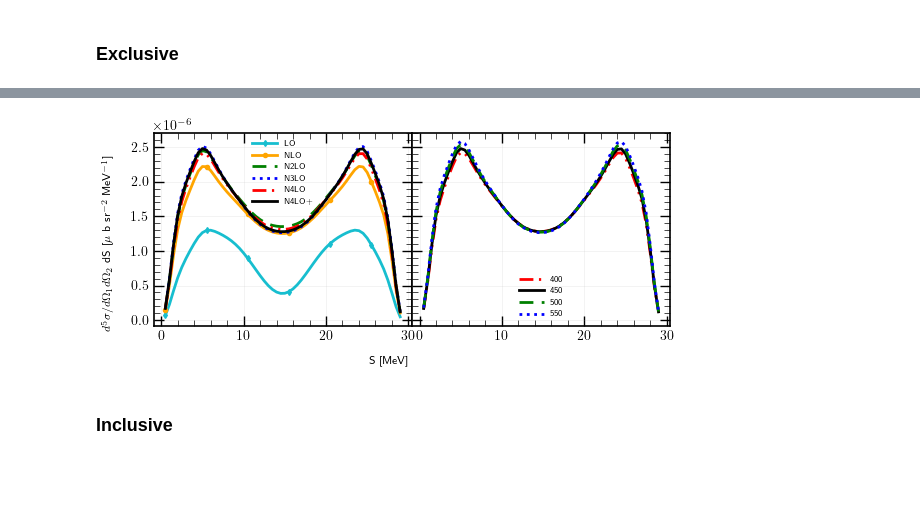
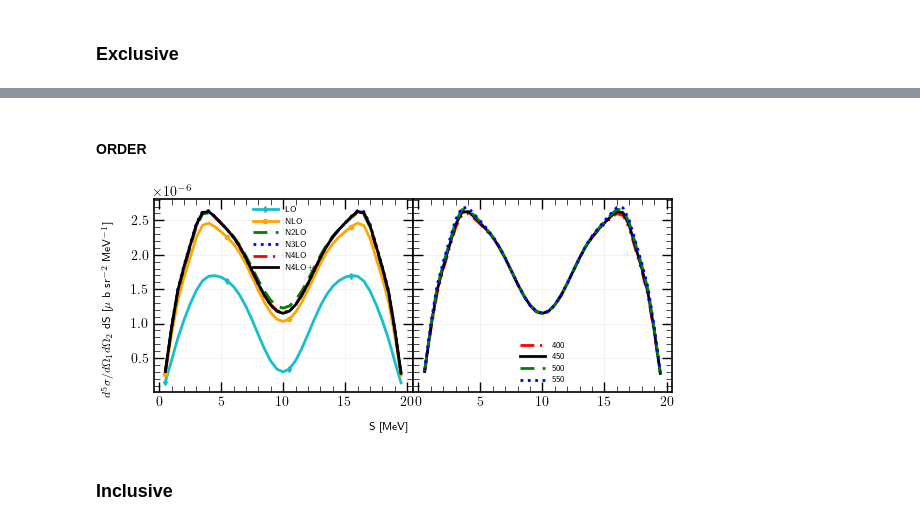
Before and after one commit to VitaliiUr/thesis, a Jupyter notebook: PlotData/figures_He.ipynb, the cells around one changed output, grey strips where cells are left out. Cells and saved outputs as stored; diff of their text form; code cells hidden in the pictures; blank space fills up the shorter version.

```diff
--- a/PlotData/figures_He.ipynb
+++ b/PlotData/figures_He.ipynb
@@ -74,6 +74,8 @@ df1 = pd.concat([read_data(fname) for fname in files], ignore_index=True)
 df1.sort_values("SLANGE", inplace=True)
 # %%
 # df1.to_csv("HE_pnn_excl.csv", index=False)
+# %%
+df1 = pd.read_csv("HE_pnn_excl.csv")
 # %%
 df1.head()
 # %% [output]
@@ -86,36 +190,39 @@ df1.head()
+# %% [markdown]
+#### ORDER
 # %%
 # fig, axes = plt.subplots(1,2, figsize=(7,2.8))
-en=40
+en=30
 fig = plt.figure(figsize=(6, 2.8))
 gs = fig.add_gridspec(ncols=2, wspace=0)
 axes = gs.subplots(sharey=True)
 # fig.suptitle(f"Exclusive at energy 120[MeV]")
 # fig.supylabel("d\sigma", x=0.03, y=0.6, size=12)
 fig.supylabel("$d^5\sigma/d\Omega _1 d\Omega _2$ dS [$\mu$ b sr$^{-2}$ MeV$^{-1}$]", size=8)
 fig.supxlabel("S [MeV]", size=8, y=0.06)
 
 for force in FORCES:
     df_tmp =  df1[(df1["CUTOFF"]==450) & (df1["Energy"] == en)
                    & (df1["FORCE"] == force) ]
     axes[0].plot(df_tmp["SLANGE"], df_tmp["CROSS"], **line_styles[force], label=force)
 for cut in CUTOFF:
     df_tmp =  df1[(df1["CUTOFF"]==cut) & (df1["Energy"] == en)
                    & (df1["FORCE"] == "N4LO+") ]
     axes[1].plot(df_tmp["SLANGE"], df_tmp["CROSS"], **ls_cutoff[cut], label=cut)
 for j, ax in enumerate(axes):
     ax.tick_params(which='minor', direction='in', length=4,
                    width=0.5, top=True, right=True)
     ax.tick_params(which='major', direction='in',
                    length=7, width=1, top=True, right=True, zorder=1)
     # ax.set_xticks(np.arange(0, 180+j-1, 30))
     # ax.set_xlim([0, 180])
     ax.grid(alpha=0.2)
     ax.set_zorder(-1)
     ax.legend(fontsize=6, handlelength=3)
 plt.tight_layout()
-plt.savefig(f"Figures_HE/CROSS_excl_{en}mev.pdf", dpi=300, facecolor="white")
+
+# plt.savefig(f"Figures_HE/CROSS_excl_{en}mev.pdf", dpi=300, facecolor="white")
 # %% [output]
-[figure, old version]
+[figure, new version]
 # %% [markdown]
 ### Inclusive
 # %%
```
Also changed, not shown: parts of 5 cells of this notebook, 5 other files.
